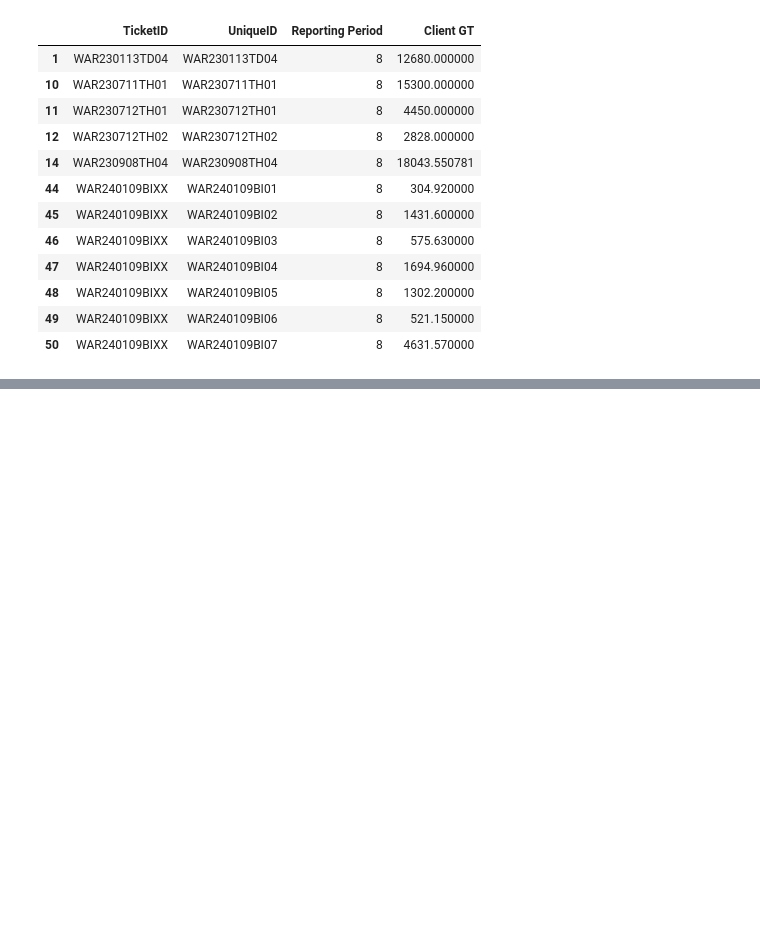
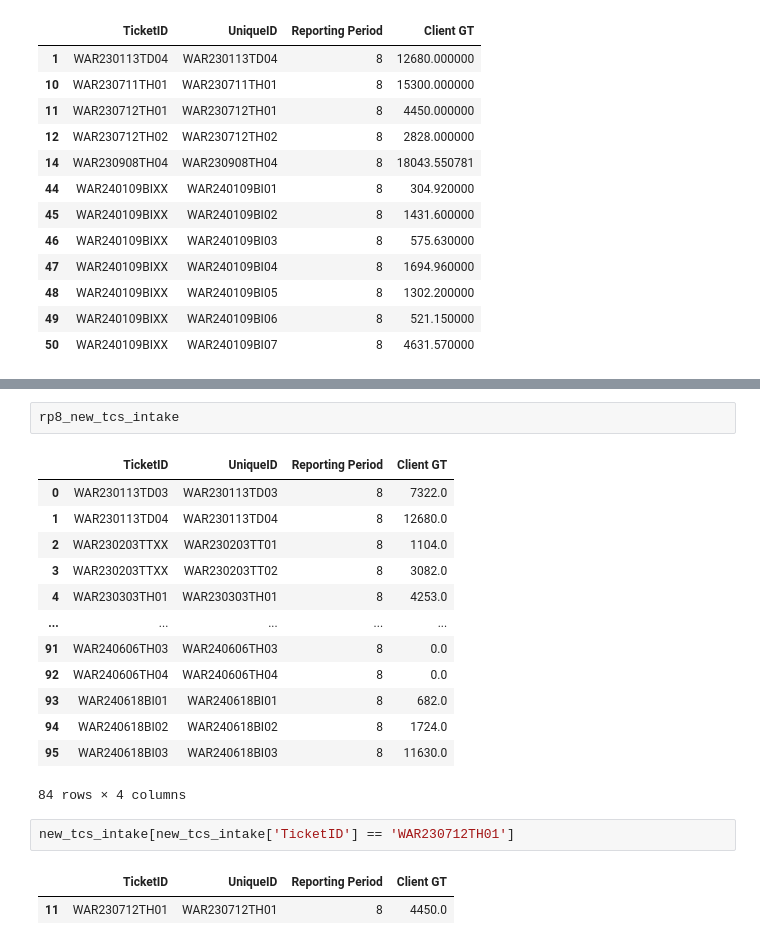
Before and after one commit to BilyBrown/sqlite3-tutorial, a Jupyter notebook: create_war_tables.ipynb, the cells around one changed output, grey strips where cells are left out. Cells and saved outputs as stored; diff of their text form; blank space fills up the shorter version.

```diff
--- a/create_war_tables.ipynb
+++ b/create_war_tables.ipynb
@@ -942,0 +992,21 @@ new_tcs_intake[new_tcs_intake['TicketID'].isin(mergy[mergy['diff'] > 0]['TicketI
+# %%
+rp8_new_tcs_intake
+# %% [output]
+|  | TicketID | UniqueID | Reporting Period | Client GT |
+| 0 | WAR230113TD03 | WAR230113TD03 | 8 | 7322.0 |
+| 1 | WAR230113TD04 | WAR230113TD04 | 8 | 12680.0 |
+| 2 | WAR230203TTXX | WAR230203TT01 | 8 | 1104.0 |
+| 3 | WAR230203TTXX | WAR230203TT02 | 8 | 3082.0 |
+| 4 | WAR230303TH01 | WAR230303TH01 | 8 | 4253.0 |
+| ... | ... | ... | ... | ... |
+| 91 | WAR240606TH03 | WAR240606TH03 | 8 | 0.0 |
+| 92 | WAR240606TH04 | WAR240606TH04 | 8 | 0.0 |
+| 93 | WAR240618BI01 | WAR240618BI01 | 8 | 682.0 |
+| 94 | WAR240618BI02 | WAR240618BI02 | 8 | 1724.0 |
+| 95 | WAR240618BI03 | WAR240618BI03 | 8 | 11630.0 |
+84 rows × 4 columns
+# %%
+new_tcs_intake[new_tcs_intake['TicketID'] == 'WAR230712TH01']
+# %% [output]
+|  | TicketID | UniqueID | Reporting Period | Client GT |
+| 11 | WAR230712TH01 | WAR230712TH01 | 8 | 4450.0 |
```
Also changed, not shown: parts of 5 cells of this notebook.
